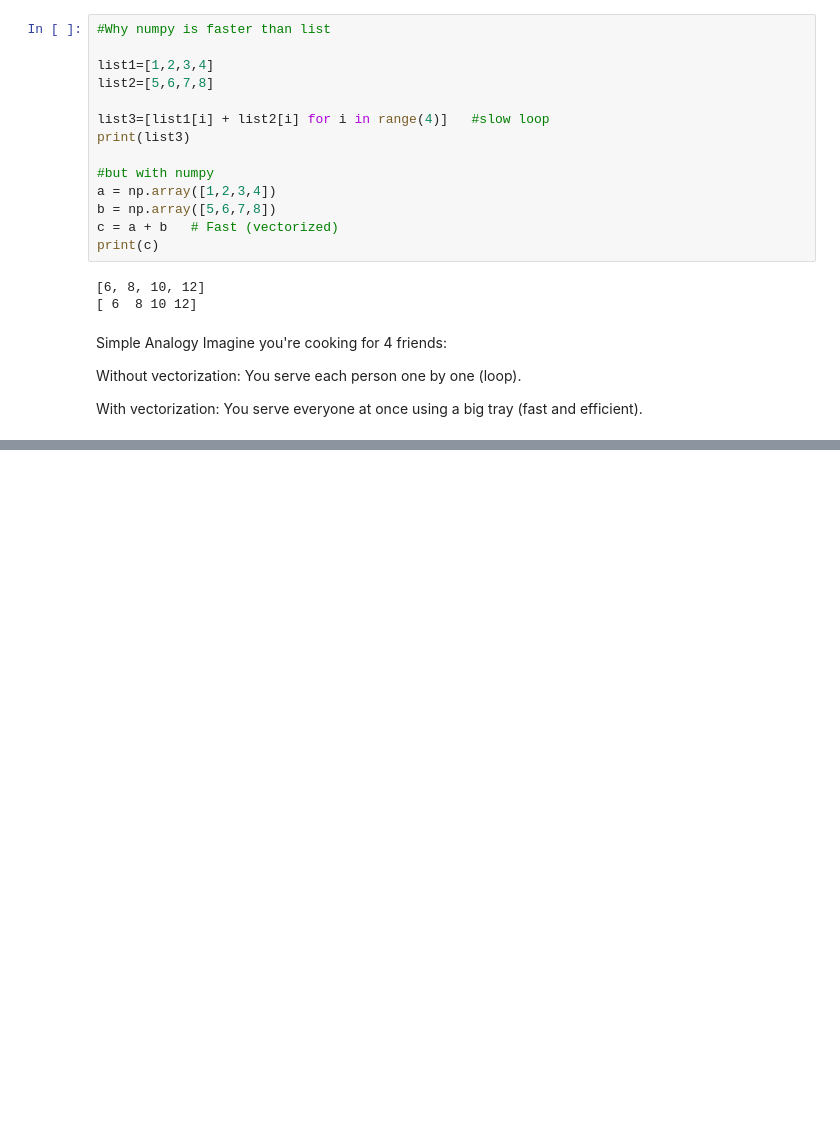
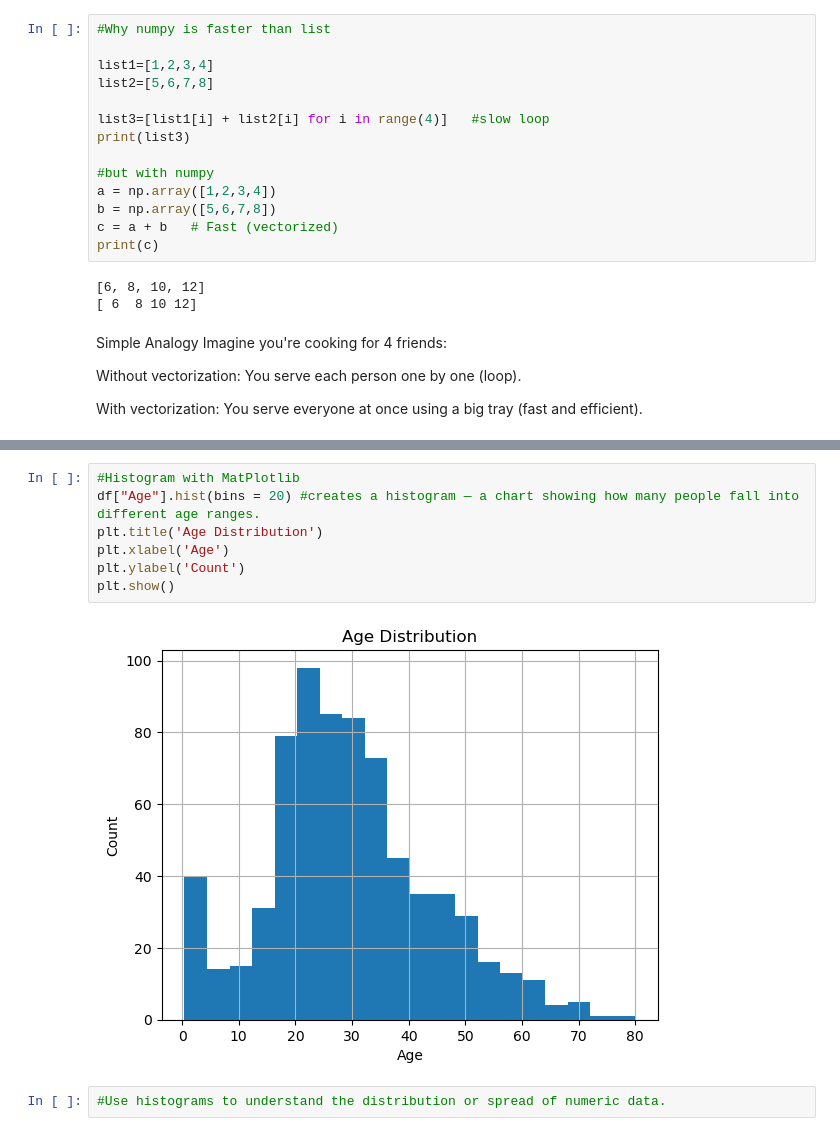
Before and after one commit to sid1998-ai/ml-dev-portfolio, a Jupyter notebook: week1/02_pandas_numpy.ipynb, the cells around one changed output, grey strips where cells are left out. Cells and saved outputs as stored; diff of their text form; blank space fills up the shorter version.

```diff
--- a/week1/02_pandas_numpy.ipynb
+++ b/week1/02_pandas_numpy.ipynb
@@ -233,0 +248,11 @@ With vectorization: You serve everyone at once using a big tray (fast and effici
+# %%
+#Histogram with MatPlotlib
+df["Age"].hist(bins = 20) #creates a histogram — a chart showing how many people fall into different age ranges.
+plt.title('Age Distribution')
+plt.xlabel('Age')
+plt.ylabel('Count')
+plt.show()
+# %% [output]
+[figure, added]
+# %%
+#Use histograms to understand the distribution or spread of numeric data.
```
Also changed, not shown: parts of 3 cells of this notebook.
